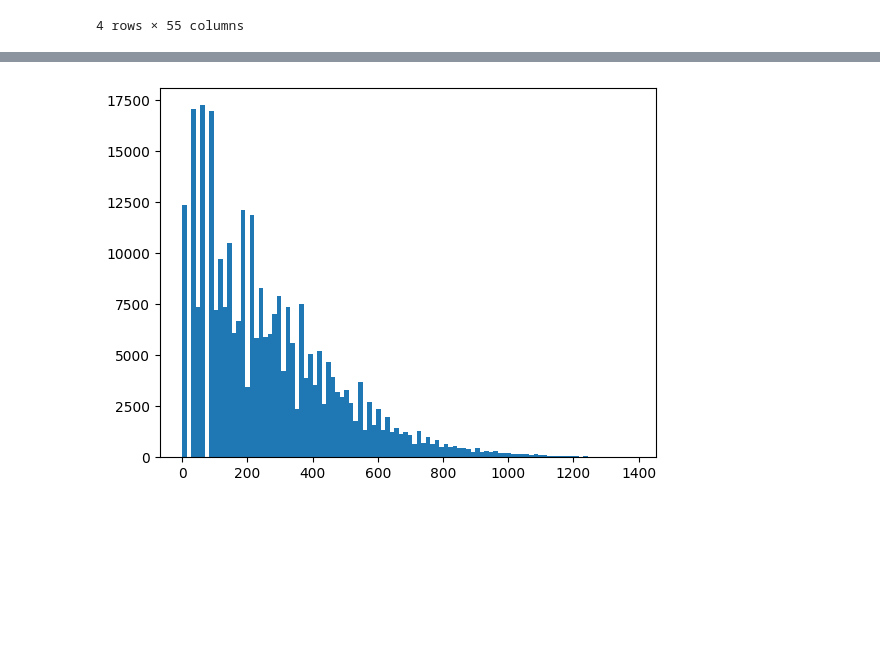
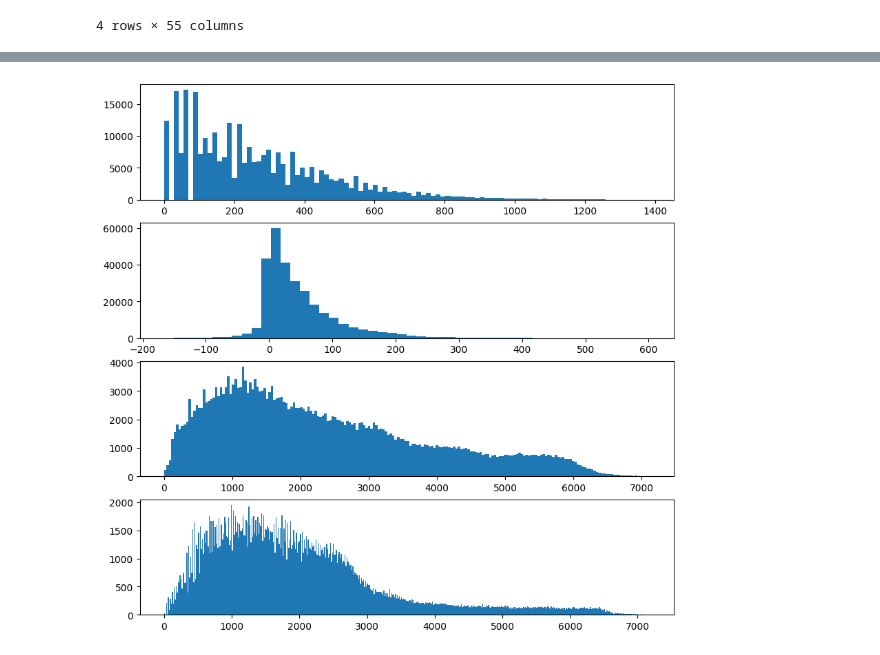
Before and after one commit to yuukimotai/ForestTypeClassification, a Jupyter notebook: forest_type.ipynb, the cells around one changed output, grey strips where cells are left out. Cells and saved outputs as stored; diff of their text form; code cells hidden in the pictures; blank space fills up the shorter version.

```diff
--- a/forest_type.ipynb
+++ b/forest_type.ipynb
@@ -73,5 +68,9 @@ plt.show()
-# %%
-plt.hist(df["Horizontal_Distance_To_Hydrology"],bins=100)# 最も近い水面までの水平距離
-plt.show()
-# %% [output]
-[figure, removed]
+# %%
+fig, axes = plt.subplots(4, 1, figsize=(10, 10))
+axes[0].hist(df["Horizontal_Distance_To_Hydrology"],bins=100)# 最も近い水面までの水平距離
+axes[1].hist(df["Vertical_Distance_To_Hydrology"],bins=50)# 最も近い水面までの垂直距離
+axes[2].hist(df["Horizontal_Distance_To_Roadways"],bins=200)# 最も近い道路までの水平距離
+axes[3].hist(df["Horizontal_Distance_To_Fire_Points"],bins=500)# 最も近い森林火災点までの距離
+plt.show()
+# %% [output]
+[figure, added]
```
Also changed, not shown: parts of 9 cells of this notebook, 1 other file.
